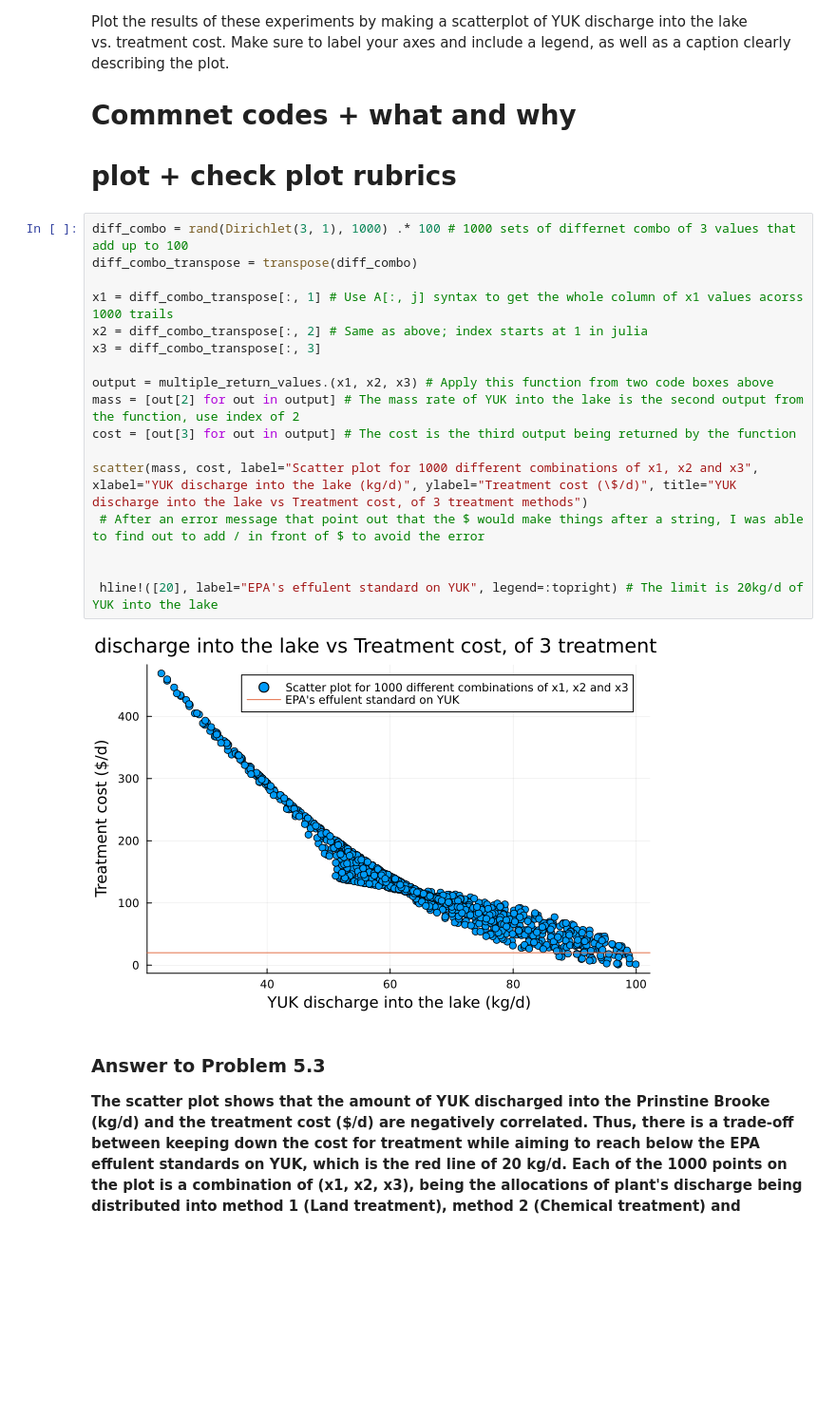
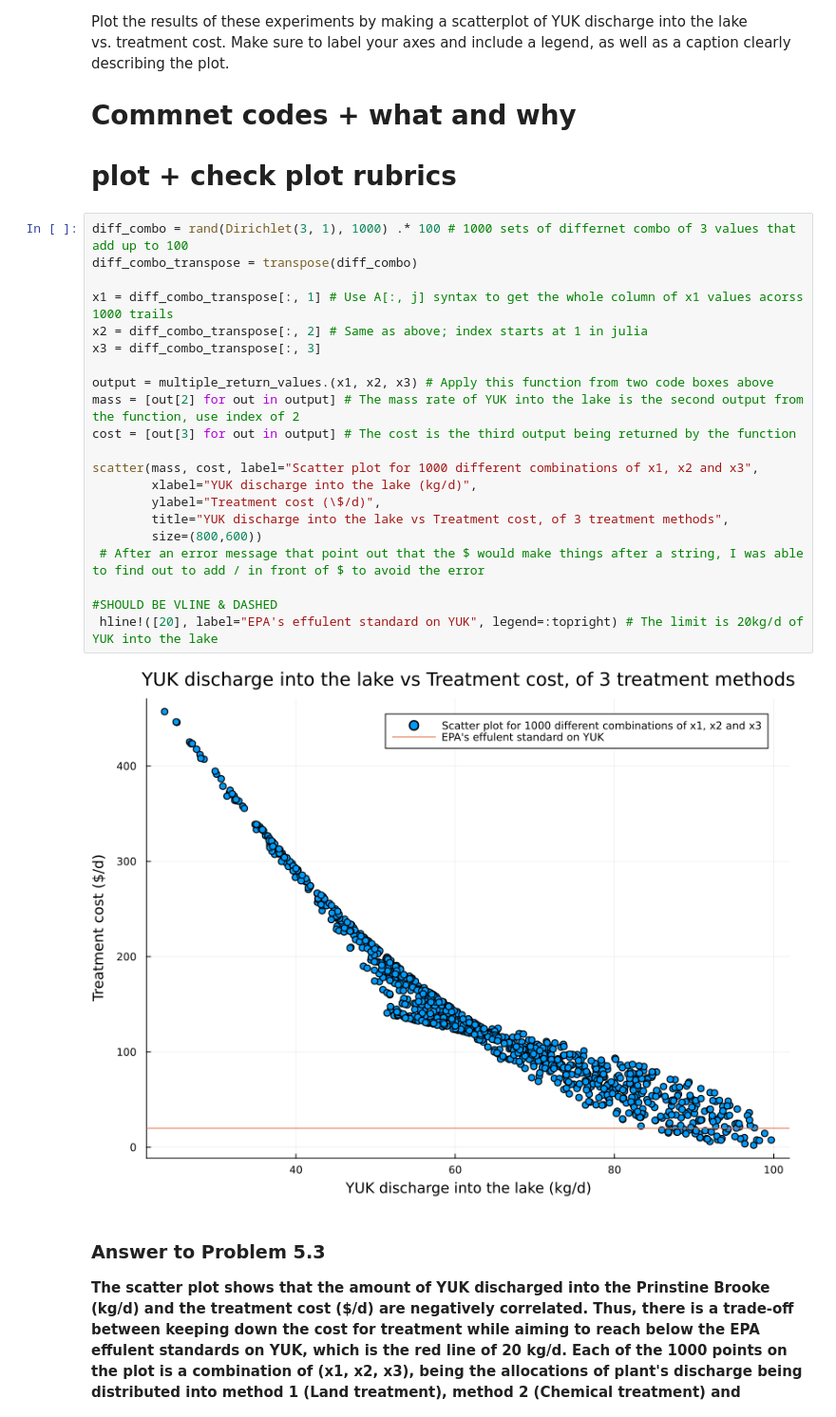
Before and after one commit to gchen8888/hw01, a Jupyter notebook: hw01.ipynb, the cells around one changed output. Shown at 95% size. Drawn from its saved outputs; the diff is of its cells as text; blank space fills up the shorter version.

```diff
--- a/hw01.ipynb
+++ b/hw01.ipynb
@@ -529,22 +536,26 @@ and include a legend, as well as a caption clearly describing the plot.
 # %%
 diff_combo = rand(Dirichlet(3, 1), 1000) .* 100 # 1000 sets of differnet combo of 3 values that add up to 100
 diff_combo_transpose = transpose(diff_combo)
 
 x1 = diff_combo_transpose[:, 1] # Use A[:, j] syntax to get the whole column of x1 values acorss 1000 trails
 x2 = diff_combo_transpose[:, 2] # Same as above; index starts at 1 in julia
 x3 = diff_combo_transpose[:, 3]
 
 output = multiple_return_values.(x1, x2, x3) # Apply this function from two code boxes above
 mass = [out[2] for out in output] # The mass rate of YUK into the lake is the second output from the function, use index of 2
 cost = [out[3] for out in output] # The cost is the third output being returned by the function
 
-scatter(mass, cost, label="Scatter plot for 1000 different combinations of x1, x2 and x3", xlabel="YUK discharge into the lake (kg/d)", ylabel="Treatment cost (\$/d)", title="YUK discharge into the lake vs Treatment cost, of 3 treatment methods")
+scatter(mass, cost, label="Scatter plot for 1000 different combinations of x1, x2 and x3",
+        xlabel="YUK discharge into the lake (kg/d)",
+        ylabel="Treatment cost (\$/d)",
+        title="YUK discharge into the lake vs Treatment cost, of 3 treatment methods",
+        size=(800,600))
  # After an error message that point out that the $ would make things after a string, I was able to find out to add / in front of $ to avoid the error
 
-
+#SHOULD BE VLINE & DASHED
  hline!([20], label="EPA's effulent standard on YUK", legend=:topright) # The limit is 20kg/d of YUK into the lake
 # %% [output]
-[figure, old version]
+[figure, new version]
 # %% [markdown]
 ### Answer to Problem 5.3
 
```
Also changed, not shown: parts of 12 cells of this notebook.
